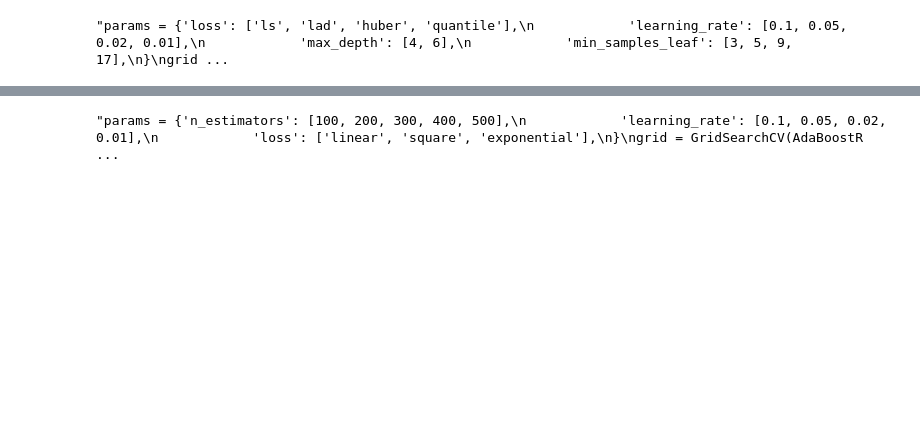
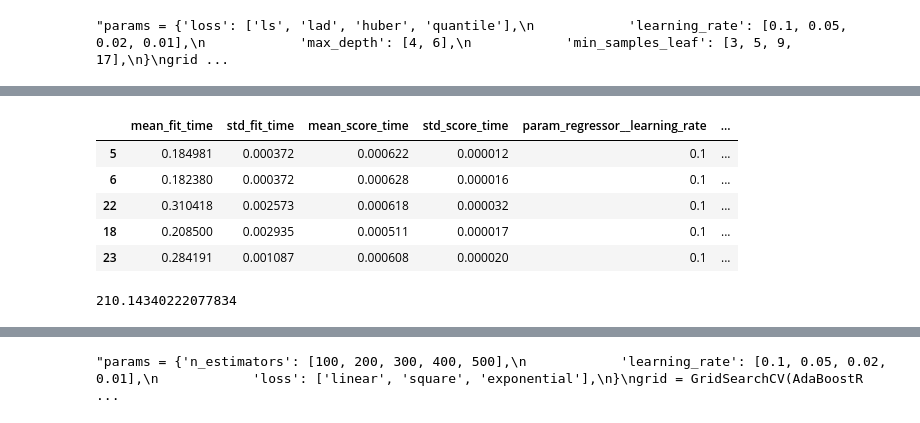
Before and after one commit to ThomasMeb/Anticiper_besoins_des_batiments, a Jupyter notebook: EmissionsCO2.ipynb, the cells around one changed output, grey strips where cells are left out. Cells and saved outputs as stored; diff of their text form; code cells hidden in the pictures; blank space fills up the shorter version.

```diff
--- a/EmissionsCO2.ipynb
+++ b/EmissionsCO2.ipynb
@@ -536,3 +556,36 @@ mean_squared_error(y_test, y_pred, squared=False)
+# %%
+tt_gb = TransformedTargetRegressor(regressor = GradientBoostingRegressor(),
+                                    func = np.log1p,
+                                    inverse_func = np.expm1)
+params = {'regressor__loss': ['ls', 'lad', 'huber', 'quantile'],
+            'regressor__learning_rate': [0.1, 0.05, 0.02, 0.01],
+            'regressor__max_depth': [4, 6],
+            'regressor__min_samples_leaf': [3, 5, 9, 17]}
+grid = GridSearchCV(tt_gb, params, cv = 10)
+grid.fit(X_train, y_train)
+best_params_gb_tt = grid.best_params_
+resultize(grid).head()
+# %% [output]
+|  | mean_fit_time | std_fit_time | mean_score_time | std_score_time | param_regressor__learning_rate | ... |
+| 5 | 0.184981 | 0.000372 | 0.000622 | 0.000012 | 0.1 | ... |
+| 6 | 0.182380 | 0.000372 | 0.000628 | 0.000016 | 0.1 | ... |
+| 22 | 0.310418 | 0.002573 | 0.000618 | 0.000032 | 0.1 | ... |
+| 18 | 0.208500 | 0.002935 | 0.000511 | 0.000017 | 0.1 | ... |
+| 23 | 0.284191 | 0.001087 | 0.000608 | 0.000020 | 0.1 | ... |
+# %%
+best_params_gb_tt = {'learning_rate': 0.1,
+      'loss': 'ls',
+      'max_depth': 6,
+      'min_samples_leaf': 5
+      }
+gb_tt = TransformedTargetRegressor(regressor=GradientBoostingRegressor(**best_params_gb_tt),
+                                    func = np.log1p,
+                                    inverse_func = np.expm1)
+gb_tt.fit(X_train, y_train)
+y_pred = gb_tt.predict(X_test)
+mean_squared_error(y_test, y_pred, squared=False)
+# %% [output]
+210.14340222077834
 # %%
 ad =  AdaBoostRegressor()
 ad.fit(X_train, y_train)
```
Also changed, not shown: parts of 21 cells of this notebook, 2 other files.
